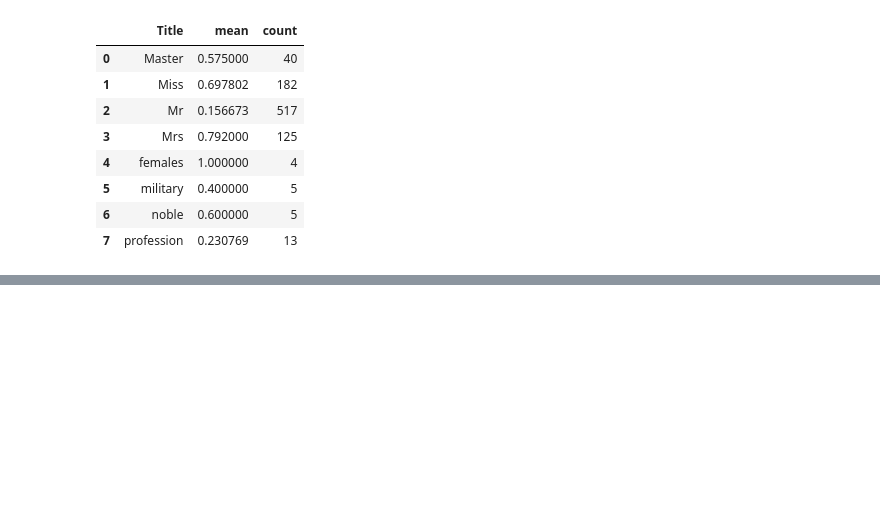
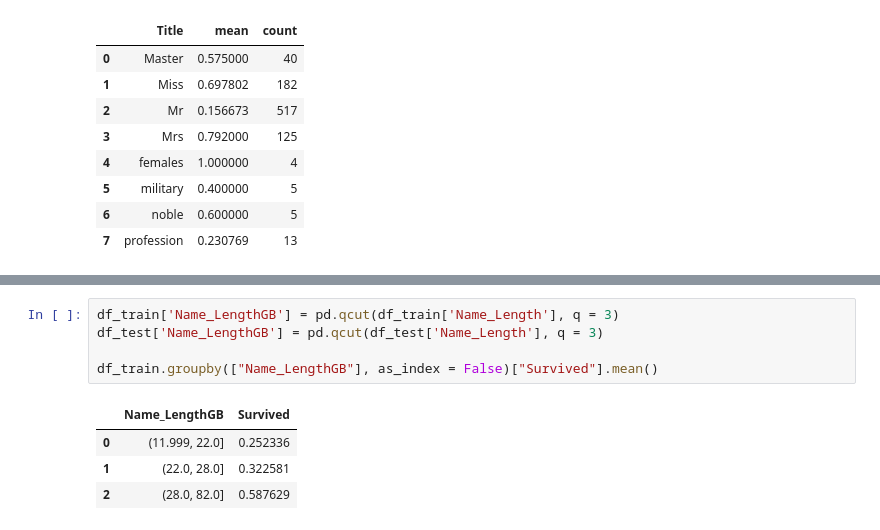
Before and after one commit to OjmJakon/titanic-survival-prediction, a Jupyter notebook: main.ipynb, the cells around one changed output, grey strips where cells are left out. Drawn from its saved outputs; the diff is of its cells as text; blank space fills up the shorter version.

```diff
--- a/main.ipynb
+++ b/main.ipynb
@@ -211,0 +247,10 @@ df_train.groupby(["Title"], as_index=False)["Survived"].agg(["mean", "count"])
+# %%
+df_train['Name_LengthGB'] = pd.qcut(df_train['Name_Length'], q = 3)
+df_test['Name_LengthGB'] = pd.qcut(df_test['Name_Length'], q = 3)
+
+df_train.groupby(["Name_LengthGB"], as_index = False)["Survived"].mean()
+# %% [output]
+|  | Name_LengthGB | Survived |
+| 0 | (11.999, 22.0] | 0.252336 |
+| 1 | (22.0, 28.0] | 0.322581 |
+| 2 | (28.0, 82.0] | 0.587629 |
```
Also changed, not shown: parts of 16 cells of this notebook.
